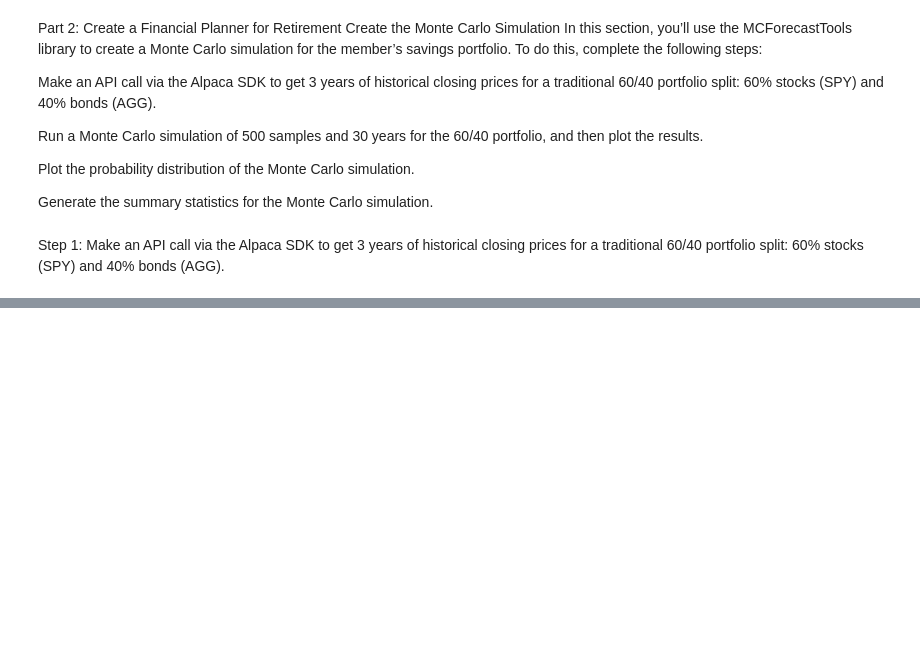
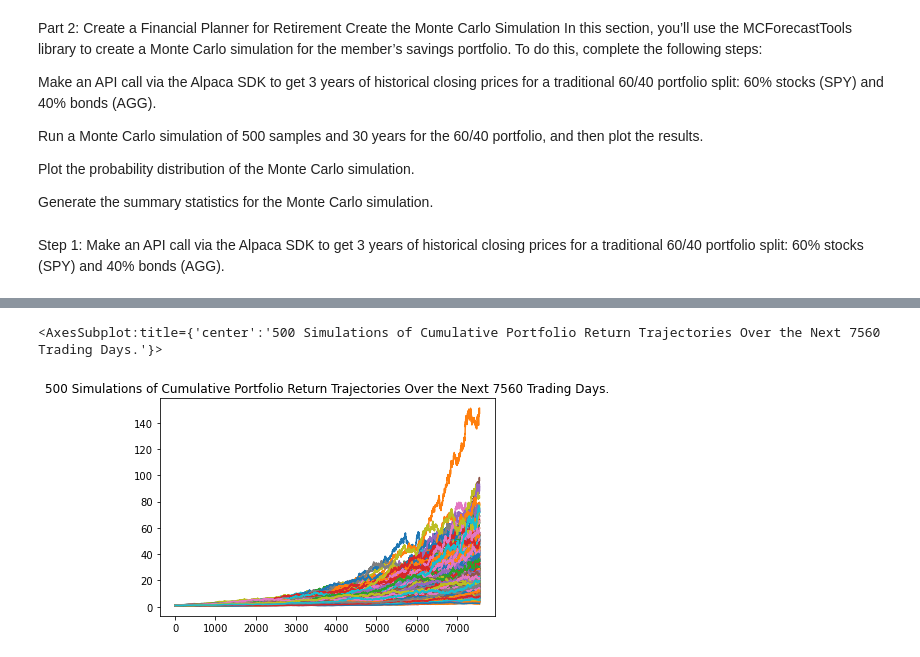
Before and after one commit to mrlandero/Monte_Carlo_Portfolio, a Jupyter notebook: app.ipynb, the cells around one changed output, grey strips where cells are left out. Drawn from its saved outputs; the diff is of its cells as text; code cells hidden in the pictures; blank space fills up the shorter version.

Commit message:
Ran a Monte Carlo Simulation for 30 years with a 40% AGG & 60% SPY Portfolio

```diff
--- a/app.ipynb
+++ b/app.ipynb
@@ -443,0 +454,13 @@ display(pricing_data.tail())
+# %%
+# Configure the Monte Carlo simulation to forecast 30 years cumulative returns
+# The weights should be split 40% to AGG and 60% to SPY.
+# Run 500 samples.
+MC_thirty_year = MCSimulation(
+  portfolio_data=pricing_data,
+  weights=[.40, .60],
+  num_simulation=500,
+  num_trading_days=252 * 30
+)
+
+# Review the simulation input data
+MC_thirty_year.portfolio_data.head()
@@ -443,0 +510,7 @@ display(pricing_data.tail())
+# %%
+# Visualize the 30-year Monte Carlo simulation by creating an
+# overlay line plot
+MC_thirty_year.plot_simulation()
+# %% [output]
+<AxesSubplot:title={'center':'500 Simulations of Cumulative Portfolio Return Trajectories Over the Next 7560 Trading Days.'}>
+[figure, added]
```
Also changed, not shown: parts of 4 cells of this notebook.
